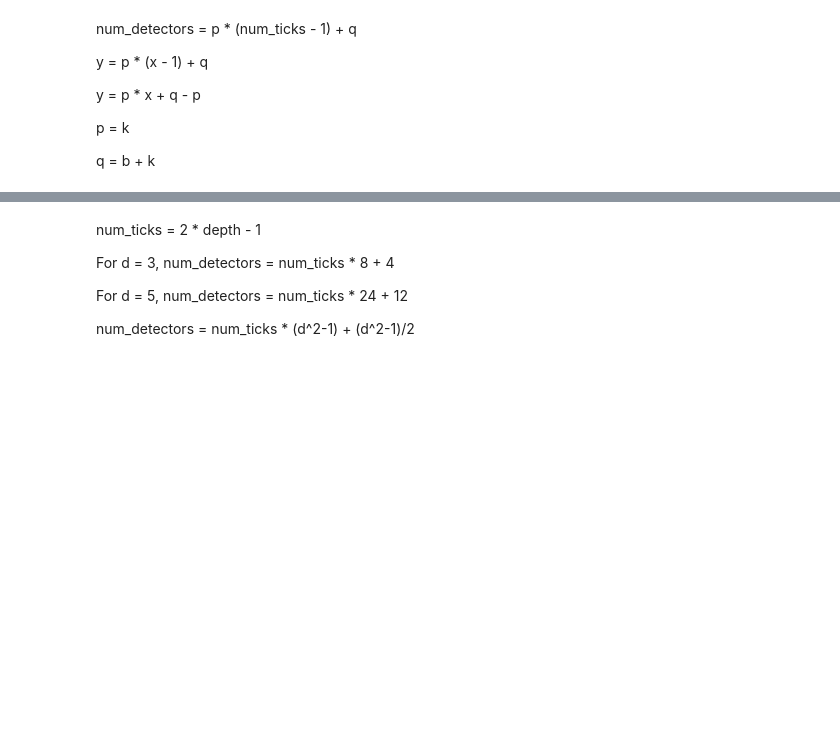
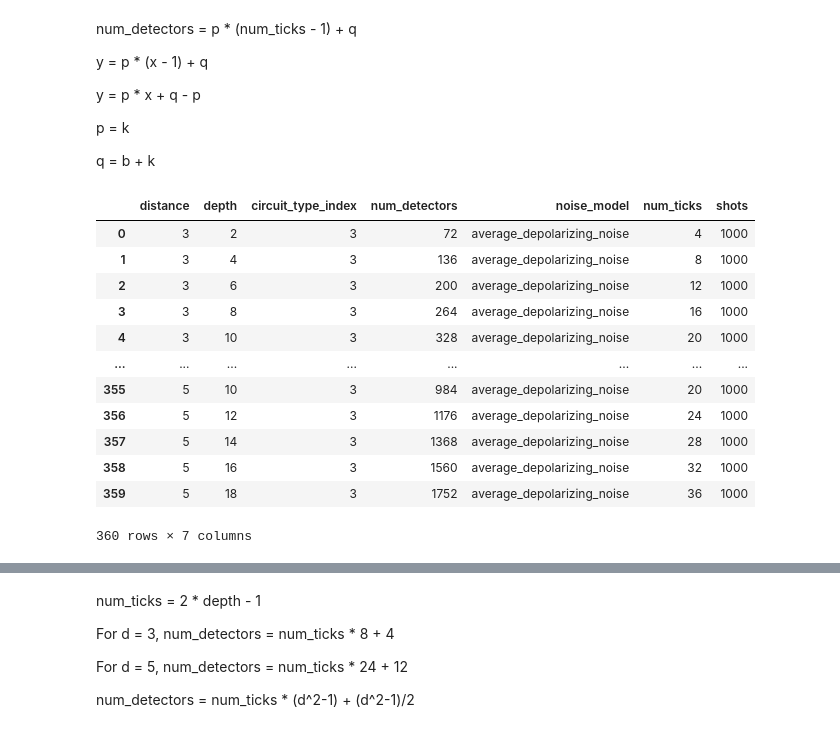
Before and after one commit to congfeng4/MCCD, a Jupyter notebook: dataset.ipynb, the cells around one changed output, grey strips where cells are left out. Saved outputs shown, nothing was run; the diff lists cells and outputs as text; code cells hidden in the pictures; blank space fills up the shorter version.

```diff
--- a/dataset.ipynb
+++ b/dataset.ipynb
@@ -601,6 +604,22 @@ y = p * x + q - p
 p = k
 
 q = b + k
+# %%
+df_cir4
+# %% [output]
+|  | distance | depth | circuit_type_index | num_detectors | noise_model | num_ticks | shots |
+| 0 | 3 | 2 | 3 | 72 | average_depolarizing_noise | 4 | 1000 |
+| 1 | 3 | 4 | 3 | 136 | average_depolarizing_noise | 8 | 1000 |
+| 2 | 3 | 6 | 3 | 200 | average_depolarizing_noise | 12 | 1000 |
+| 3 | 3 | 8 | 3 | 264 | average_depolarizing_noise | 16 | 1000 |
+| 4 | 3 | 10 | 3 | 328 | average_depolarizing_noise | 20 | 1000 |
+| ... | ... | ... | ... | ... | ... | ... | ... |
+| 355 | 5 | 10 | 3 | 984 | average_depolarizing_noise | 20 | 1000 |
+| 356 | 5 | 12 | 3 | 1176 | average_depolarizing_noise | 24 | 1000 |
+| 357 | 5 | 14 | 3 | 1368 | average_depolarizing_noise | 28 | 1000 |
+| 358 | 5 | 16 | 3 | 1560 | average_depolarizing_noise | 32 | 1000 |
+| 359 | 5 | 18 | 3 | 1752 | average_depolarizing_noise | 36 | 1000 |
+360 rows × 7 columns
 # %%
 x = df_cir4[df_cir4.distance == 3]['depth']
 y = df_cir4[df_cir4.distance == 3]['num_detectors']
```
Also changed, not shown: parts of 9 cells of this notebook, 2 other files.
